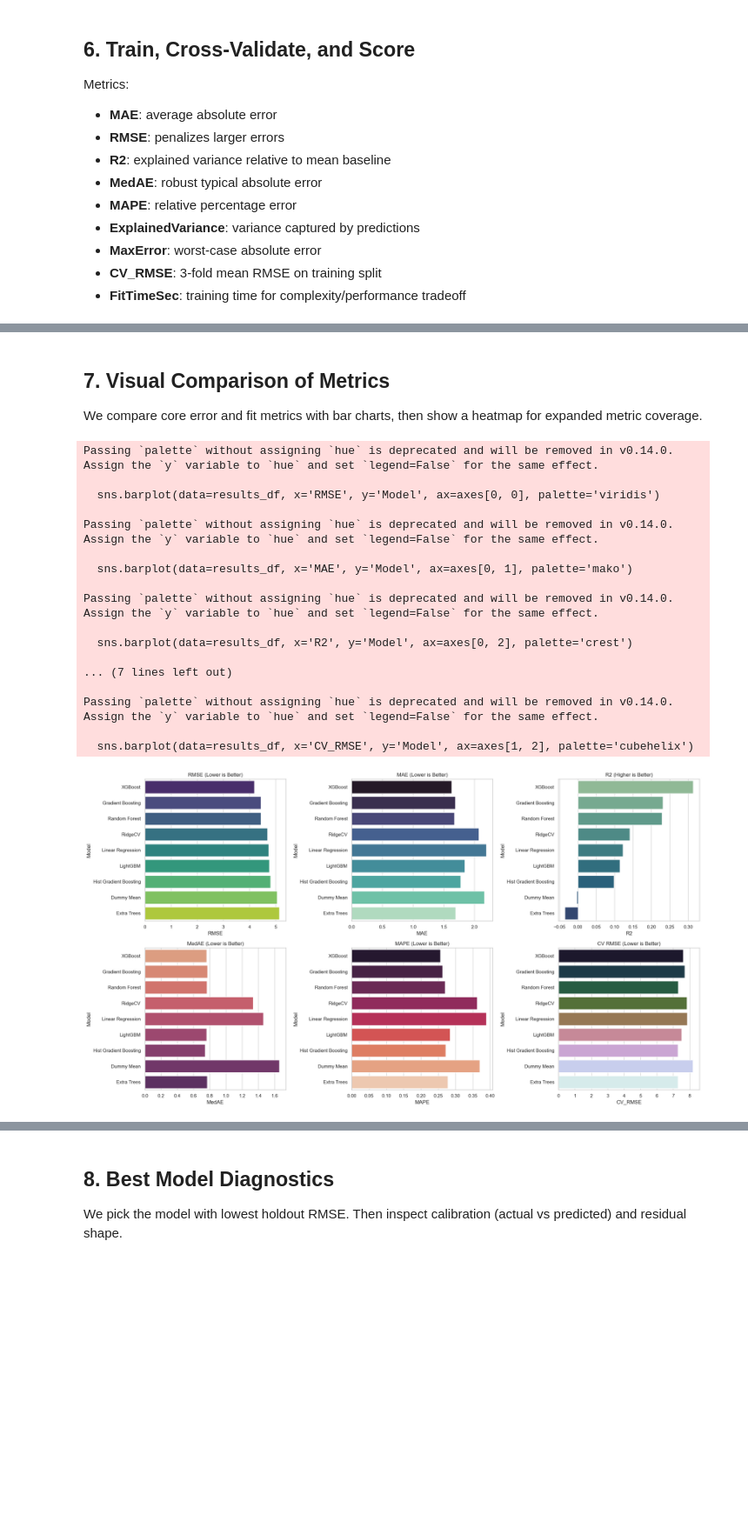
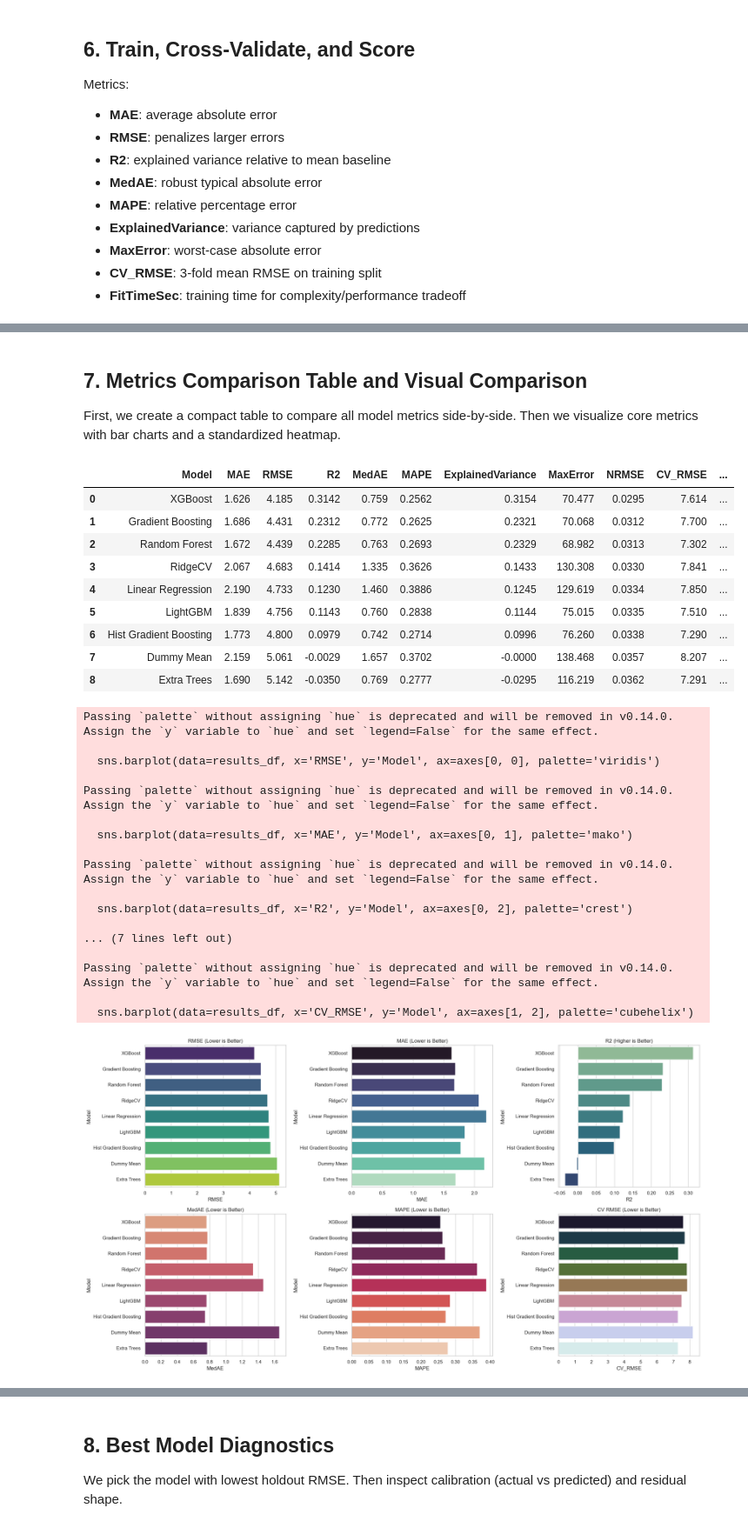
Before and after one commit to lauramanzanos23/INSY_674_FinalProject, a Jupyter notebook: models/PopularityModelComparison.ipynb, the cells around one changed output, grey strips where cells are left out. Shown at 87% size. Cells and saved outputs as stored; diff of their text form; code cells hidden in the pictures; blank space fills up the shorter version.

```diff
--- a/models/PopularityModelComparison.ipynb
+++ b/models/PopularityModelComparison.ipynb
@@ -349,11 +349,30 @@ And if memory is not enough, you can set `force_col_wise=true`.
 | 8 | Extra Trees | 1.690371 | 5.141636 | -0.035032 | 0.768522 | 0.277719 | -2.953899e-02 | 116.218597 | 0.036236 | 7.290559 | ... |
 9 rows × 22 columns
 # %% [markdown]
+## 7. Metrics Comparison Table and Visual Comparison
 
-## 7. Visual Comparison of Metrics
-
-We compare core error and fit metrics with bar charts, then show a heatmap for expanded metric coverage.
+First, we create a compact table to compare all model metrics side-by-side.
+Then we visualize core metrics with bar charts and a standardized heatmap.
 # %%
+# Side-by-side metric comparison table for all models
+metric_cols = ['MAE', 'RMSE', 'R2', 'MedAE', 'MAPE', 'ExplainedVariance', 'MaxError', 'NRMSE', 'CV_RMSE', 'FitTimeSec', 'AvgRank']
+comparison_table = results_df[['Model'] + metric_cols].copy()
+
+format_map = {
+    'MAE': '{:.3f}',
+    'RMSE': '{:.3f}',
+    'R2': '{:.4f}',
+    'MedAE': '{:.3f}',
+    'MAPE': '{:.4f}',
+    'ExplainedVariance': '{:.4f}',
+    'MaxError': '{:.3f}',
+    'NRMSE': '{:.4f}',
+    'CV_RMSE': '{:.3f}',
+    'FitTimeSec': '{:.3f}',
+    'AvgRank': '{:.2f}'
+}
+
+display(comparison_table.style.format(format_map))
 
 fig, axes = plt.subplots(2, 3, figsize=(20, 11))
 
@@ -364,38 +383,44 @@ sns.barplot(data=results_df, x='MAE', y='Model', ax=axes[0, 1], palette='mako')
 axes[0, 1].set_title('MAE (Lower is Better)')
 
 sns.barplot(data=results_df, x='R2', y='Model', ax=axes[0, 2], palette='crest')
 axes[0, 2].set_title('R2 (Higher is Better)')
 
 sns.barplot(data=results_df, x='MedAE', y='Model', ax=axes[1, 0], palette='flare')
 axes[1, 0].set_title('MedAE (Lower is Better)')
 
 sns.barplot(data=results_df, x='MAPE', y='Model', ax=axes[1, 1], palette='rocket')
 axes[1, 1].set_title('MAPE (Lower is Better)')
 
 sns.barplot(data=results_df, x='CV_RMSE', y='Model', ax=axes[1, 2], palette='cubehelix')
 axes[1, 2].set_title('CV RMSE (Lower is Better)')
 
 plt.tight_layout()
 plt.show()
 
-metric_cols = ['MAE', 'RMSE', 'R2', 'MedAE', 'MAPE', 'ExplainedVariance', 'MaxError', 'NRMSE', 'CV_RMSE']
-metric_table = results_df[['Model'] + metric_cols + ['AvgRank']].copy()
-display(metric_table)
-
 # Heatmap on z-scored metrics (invert higher-is-better so all cells follow lower-is-better visual convention)
-heat = results_df[['Model'] + metric_cols].set_index('Model').copy()
+heat = results_df[['Model'] + metric_cols[:-2]].set_index('Model').copy()
 heat['R2'] = -heat['R2']
 heat['ExplainedVariance'] = -heat['ExplainedVariance']
 heat_z = (heat - heat.mean()) / heat.std(ddof=0)
 
 plt.figure(figsize=(14, 6))
 sns.heatmap(heat_z, cmap='RdYlGn_r', center=0, annot=False)
 plt.title('Standardized Metric Heatmap (Lower Is Better Across Cells)')
 plt.xlabel('Metric')
 plt.ylabel('Model')
 plt.tight_layout()
 plt.show()
 # %% [output]
+|  | Model | MAE | RMSE | R2 | MedAE | MAPE | ExplainedVariance | MaxError | NRMSE | CV_RMSE | ... |
+| 0 | XGBoost | 1.626 | 4.185 | 0.3142 | 0.759 | 0.2562 | 0.3154 | 70.477 | 0.0295 | 7.614 | ... |
+| 1 | Gradient Boosting | 1.686 | 4.431 | 0.2312 | 0.772 | 0.2625 | 0.2321 | 70.068 | 0.0312 | 7.700 | ... |
+| 2 | Random Forest | 1.672 | 4.439 | 0.2285 | 0.763 | 0.2693 | 0.2329 | 68.982 | 0.0313 | 7.302 | ... |
+| 3 | RidgeCV | 2.067 | 4.683 | 0.1414 | 1.335 | 0.3626 | 0.1433 | 130.308 | 0.0330 | 7.841 | ... |
+| 4 | Linear Regression | 2.190 | 4.733 | 0.1230 | 1.460 | 0.3886 | 0.1245 | 129.619 | 0.0334 | 7.850 | ... |
+| 5 | LightGBM | 1.839 | 4.756 | 0.1143 | 0.760 | 0.2838 | 0.1144 | 75.015 | 0.0335 | 7.510 | ... |
+| 6 | Hist Gradient Boosting | 1.773 | 4.800 | 0.0979 | 0.742 | 0.2714 | 0.0996 | 76.260 | 0.0338 | 7.290 | ... |
+| 7 | Dummy Mean | 2.159 | 5.061 | -0.0029 | 1.657 | 0.3702 | -0.0000 | 138.468 | 0.0357 | 8.207 | ... |
+| 8 | Extra Trees | 1.690 | 5.142 | -0.0350 | 0.769 | 0.2777 | -0.0295 | 116.219 | 0.0362 | 7.291 | ... |
 Passing `palette` without assigning `hue` is deprecated and will be removed in v0.14.0. Assign the `y` variable to `hue` and set `legend=False` for the same effect.
 
   sns.barplot(data=results_df, x='RMSE', y='Model', ax=axes[0, 0], palette='viridis')
```
Also changed, not shown: parts of 7 cells of this notebook, 16 other files.
